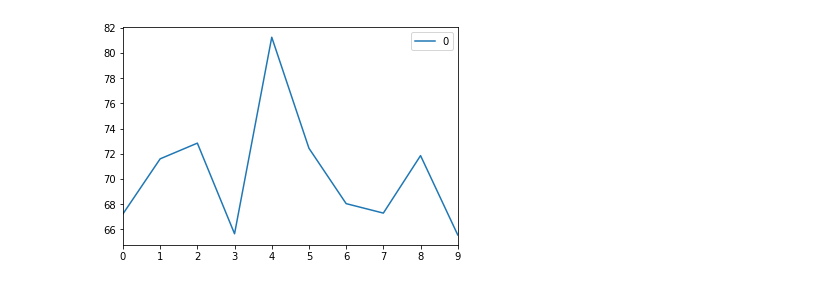
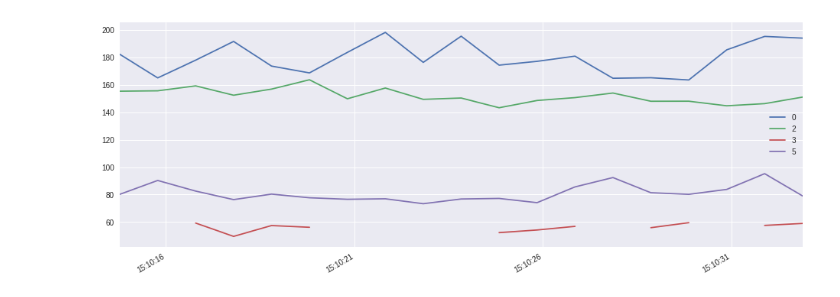
Before and after one commit to transientskp/trap-ng, a Jupyter notebook: notebooks/trap-ng.ipynb, the cells around one changed output. Cells and saved outputs as stored; diff of their text form; code cells hidden in the pictures.

Commit message:
made it faster, using pandas

```diff
--- a/notebooks/trap-ng.ipynb
+++ b/notebooks/trap-ng.ipynb
@@ -21,13 +30,14 @@ def extract_sources(path, margin=10, extraction_radius_pix=400, back_size_x=32,
                     deblend_nthresh=0, force_beam=True):
 
     accessor = open_accessor(path, plane=0)
+    obstime = accessor.taustart_ts
     data_image = sourcefinder_image_from_accessor(accessor,
                     margin=margin,
                     radius=extraction_radius_pix,
                     back_size_x=back_size_x,
                     back_size_y=back_size_y)
 
-    return data_image.extract(
+    return obstime, data_image.extract(
         det=detection_threshold,
         anl=analysis_threshold,
         deblend_nthresh=deblend_nthresh,
@@ -72,0 +46,6 @@ for datafile in datafiles[1:]:
+# %%
+# initialise catalog and lightcurves with one image
+obstime, sources = extract_sources(datafiles[0])
+ra, dec = zip(*[(i.ra.value, i.dec.value) for i in sources])
+catalog = SkyCoord(ra=ra*u.degree, dec=dec*u.degree, frame='icrs')
+lightcurves = pd.DataFrame(data=[[i.flux.value for i in sources]], index=[obstime])
@@ -72,0 +54,34 @@ for datafile in datafiles[1:]:
+# %%
+for datafile in datafiles[1:]:
+    start = time.time()
+    obstime, new_sources = extract_sources(datafile)
+    ra, dec = zip(*[(i.ra.value, i.dec.value) for i in new_sources])
+    astro_sources = SkyCoord(ra=ra*u.degree, dec=dec*u.degree, frame='icrs')
+    idx, sep2d, dist3d = astropy.coordinates.match_coordinates_sky(astro_sources, catalog)
+
+    # new sources!
+    too_far = sep2d > de_ruiter
+
+    # first add the new sources and fluxes
+    catalog = SkyCoord([catalog, astro_sources[too_far]])
+    all_fluxes = np.array([i.flux.value for i in new_sources])
+    new_fluxes = all_fluxes[too_far]
+
+    # insert NaN values for previous timestamp but new sources
+    empty_lighcurve = [np.nan] * len(lightcurves.index)
+    c = len(lightcurves.columns)
+    new_data = {i: empty_lighcurve for i in range(c, c+sum(too_far))}
+    t = pd.DataFrame(data=new_data, index=lightcurves.index)
+    lightcurves_with_new_sources = pd.concat([lightcurves, t], axis=1)
+
+    # then check if we don't have any many-to-one associations (2 new measurements matching the same source)
+    next_flux_index = idx[~too_far]
+    if (Counter(next_flux_index) - Counter(set(next_flux_index))).keys():
+        raise Exception("many-to-one")
+
+    measures = np.array([np.nan] * len(lightcurves.columns))
+    measures[next_flux_index] = all_fluxes[~too_far]
+    lightcurves_with_new_sources.loc[obstime] = pd.Series(np.concatenate([measures, all_fluxes[too_far]]))
+    lightcurves = lightcurves_with_new_sources
+    end = time.time()
+    print (datafile, end-start)
@@ -73,4 +107,4 @@ for datafile in datafiles[1:]:
 # %%
-_ = pandas.DataFrame(lightcurves[1]).plot()
+_ = lightcurves[[0, 2, 3, 5]].plot()
 # %% [output]
-[figure, old version]
+[figure, new version]
```
Also changed, not shown: parts of 10 cells of this notebook.
